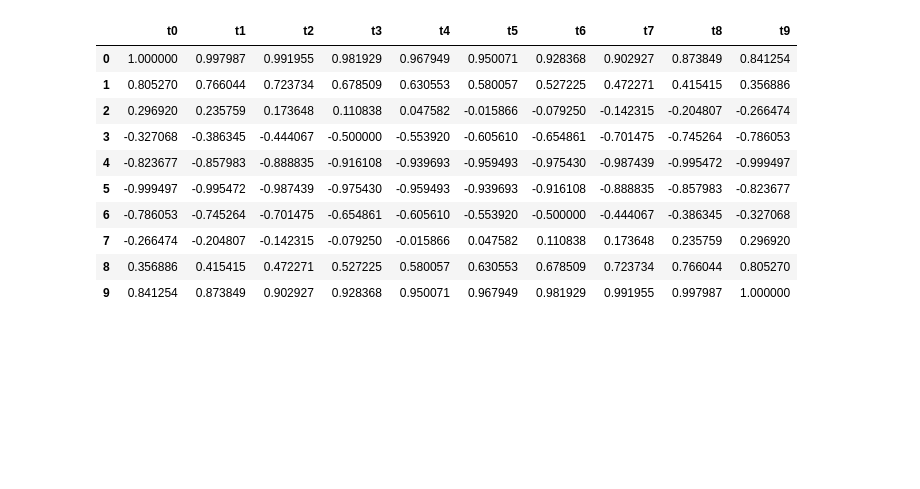
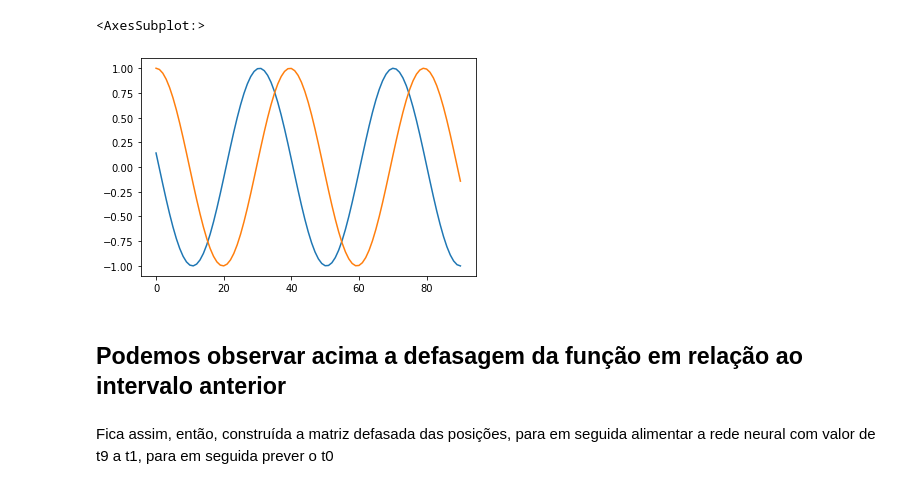
Before and after one commit to bruna-capistrano/TrabalhoPPA, a Jupyter notebook: predicao_cosseno.ipynb, the cells around one changed output. Cells and saved outputs as stored; diff of their text form; code cells hidden in the pictures; blank space fills up the shorter version.

```diff
--- a/predicao_cosseno.ipynb
+++ b/predicao_cosseno.ipynb
@@ -14,0 +16,3 @@ plt.show()
+# %%
+m_cos = list(more_itertools.windowed(C,10))
+m_cos
@@ -14,0 +37,4 @@ plt.show()
+# %%
+# m_cos = C.reshape((10,10))
+m_cos = pd.DataFrame(m_cos, columns=['t9', 't8', 't7', 't6', 't5', 't4', 't3', 't2', 't1', 't0'])
+m_cos
@@ -15,16 +61,18 @@ plt.show()
+# %%
+#plot da última coluna
+m_cos['t0'].plot()
+
+m_cos['t9'].plot() # --> tempo anterior ao t0 (defasado)
+# %% [output]
+<AxesSubplot:>
+[figure, added]
+# %% [markdown]
+## Podemos observar acima a defasagem da função em relação ao intervalo anterior
+# %% [markdown]
+Fica assim, então, construída a matriz defasada das posições, para em seguida alimentar a rede neural com valor de t9 a t1, para em seguida prever o t0
 # %%
-m_cos = C.reshape((10,10))
-m_cos = pd.DataFrame(m, columns=['t0', 't1', 't2', 't3', 't4', 't5', 't6', 't7', 't8', 't9'])
-m_cos
+#maneira errada de construcao dos frames sem a defasagem
+
+# m_cos = C.reshape((10,10))
+# m_cos = pd.DataFrame(m_cos, columns=['t0', 't1', 't2', 't3', 't4', 't5', 't6', 't7', 't8', 't9'])
+# m_cos
-# %% [output]
-|  | t0 | t1 | t2 | t3 | t4 | t5 | t6 | t7 | t8 | t9 |
-| 0 | 1.000000 | 0.997987 | 0.991955 | 0.981929 | 0.967949 | 0.950071 | 0.928368 | 0.902927 | 0.873849 | 0.841254 |
-| 1 | 0.805270 | 0.766044 | 0.723734 | 0.678509 | 0.630553 | 0.580057 | 0.527225 | 0.472271 | 0.415415 | 0.356886 |
-| 2 | 0.296920 | 0.235759 | 0.173648 | 0.110838 | 0.047582 | -0.015866 | -0.079250 | -0.142315 | -0.204807 | -0.266474 |
-| 3 | -0.327068 | -0.386345 | -0.444067 | -0.500000 | -0.553920 | -0.605610 | -0.654861 | -0.701475 | -0.745264 | -0.786053 |
-| 4 | -0.823677 | -0.857983 | -0.888835 | -0.916108 | -0.939693 | -0.959493 | -0.975430 | -0.987439 | -0.995472 | -0.999497 |
-| 5 | -0.999497 | -0.995472 | -0.987439 | -0.975430 | -0.959493 | -0.939693 | -0.916108 | -0.888835 | -0.857983 | -0.823677 |
-| 6 | -0.786053 | -0.745264 | -0.701475 | -0.654861 | -0.605610 | -0.553920 | -0.500000 | -0.444067 | -0.386345 | -0.327068 |
-| 7 | -0.266474 | -0.204807 | -0.142315 | -0.079250 | -0.015866 | 0.047582 | 0.110838 | 0.173648 | 0.235759 | 0.296920 |
-| 8 | 0.356886 | 0.415415 | 0.472271 | 0.527225 | 0.580057 | 0.630553 | 0.678509 | 0.723734 | 0.766044 | 0.805270 |
-| 9 | 0.841254 | 0.873849 | 0.902927 | 0.928368 | 0.950071 | 0.967949 | 0.981929 | 0.991955 | 0.997987 | 1.000000 |
```
Also changed, not shown: parts of 22 cells of this notebook, 1 other file.
